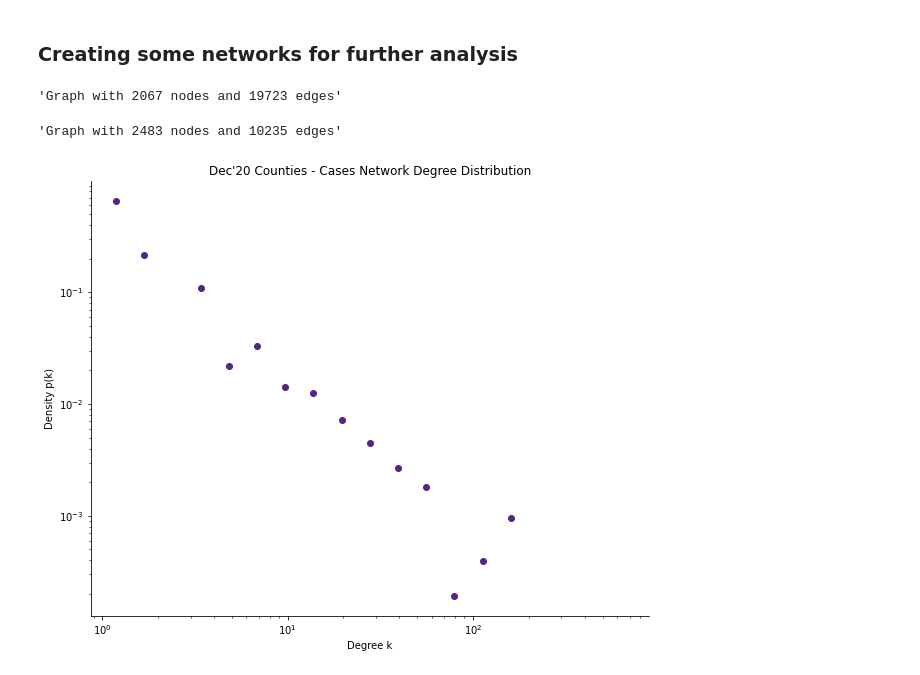
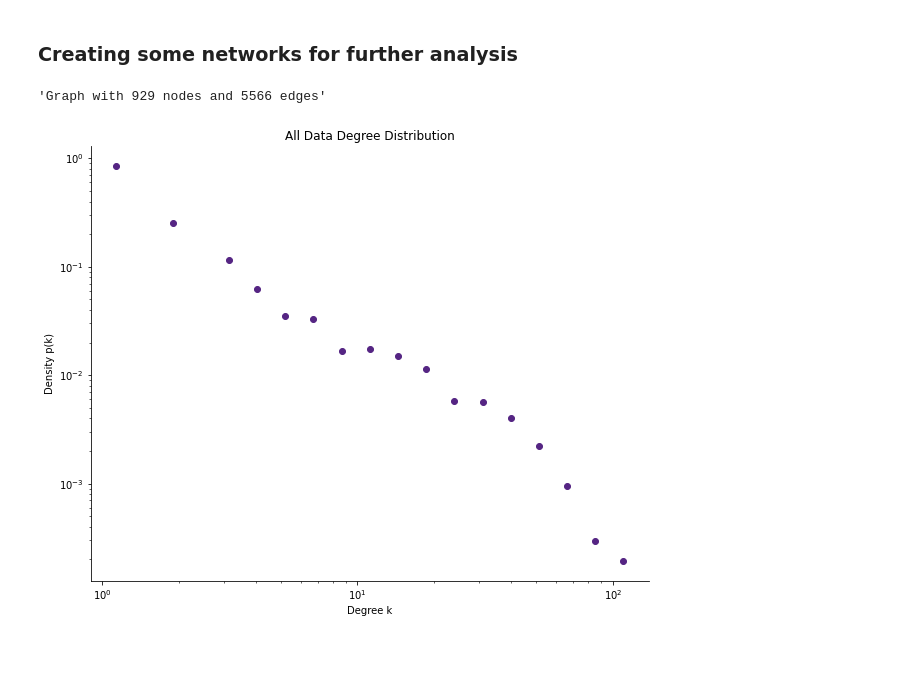
Before and after one commit to samar14641/covid-us-networks, a Jupyter notebook: correlation_networks.ipynb, the cells around one changed output. Drawn from its saved outputs; the diff is of its cells as text; code cells hidden in the pictures.

Commit message:
removed Unknown from counties, generated network for all data using 0.75 threshold

```diff
--- a/correlation_networks.ipynb
+++ b/correlation_networks.ipynb
@@ -112,15 +112,16 @@ plt.close()
 # %% [markdown]
 ### Creating some networks for further analysis
 # %%
-dec20_counties_cases = nx.from_pandas_edgelist(create_correlation_network(df, '2020-12-01', '2020-12-31', 0.75), 'var1', 'var2', 'weight')
-nx.info(dec20_counties_cases)
+# dec20_counties_cases = nx.from_pandas_edgelist(create_correlation_network(df, '2020-12-01', '2020-12-31', 0.75), 'var1', 'var2', 'weight')
+# nx.info(dec20_counties_cases)
-# %% [output]
-'Graph with 2067 nodes and 19723 edges'
 # %%
-may20_counties_cases = nx.from_pandas_edgelist(create_correlation_network(df, '2020-05-01', '2020-05-31', 0.75), 'var1', 'var2', 'weight')
-nx.info(may20_counties_cases)
+# may20_counties_cases = nx.from_pandas_edgelist(create_correlation_network(df, '2020-05-01', '2020-05-31', 0.75), 'var1', 'var2', 'weight')
+# nx.info(may20_counties_cases)
-# %% [output]
-'Graph with 2483 nodes and 10235 edges'
+# %%
+all_data_G = nx.from_pandas_edgelist(create_correlation_network(df, '2020-02-01', '2020-10-31', 0.75), 'var1', 'var2', 'weight')
+nx.info(all_data_G)
+# %% [output]
+'Graph with 929 nodes and 5566 edges'
 # %%
 def degree_distro(G, name) -> None:
     """Plot the degree distro of a network
@@ -148,8 +149,10 @@ def degree_distro(G, name) -> None:
     ax.spines['top'].set_visible(False)
     plt.show()
     plt.close()
+# %%
+degree_distro(all_data_G, 'All Data')
+# %% [output]
+[figure, added]
 # %%
-degree_distro(dec20_counties_cases, "Dec'20 Counties - Cases Network")
+# degree_distro(dec20_counties_cases, "Dec'20 Counties - Cases Network")
-# %% [output]
-[figure, removed]
 # %%
```
Also changed, not shown: parts of 11 cells of this notebook, 4 other files.
